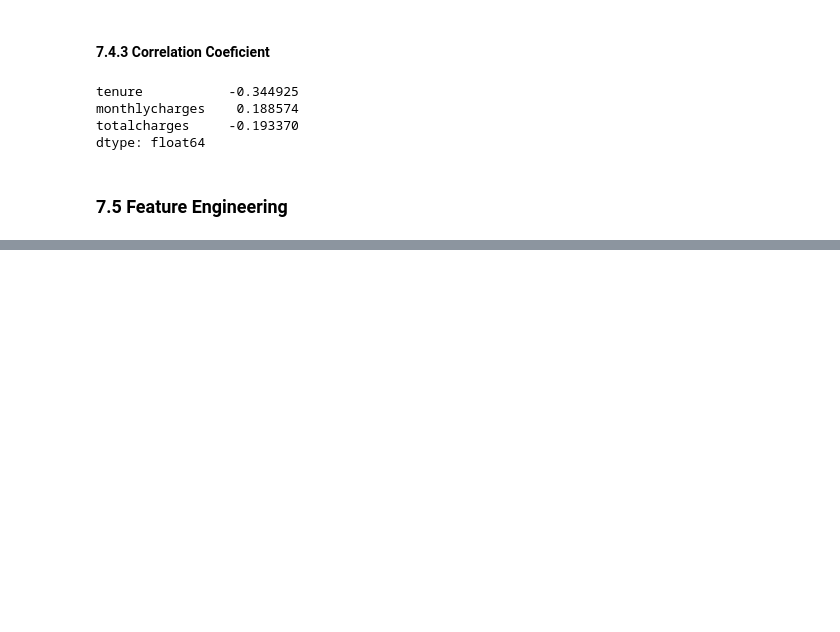
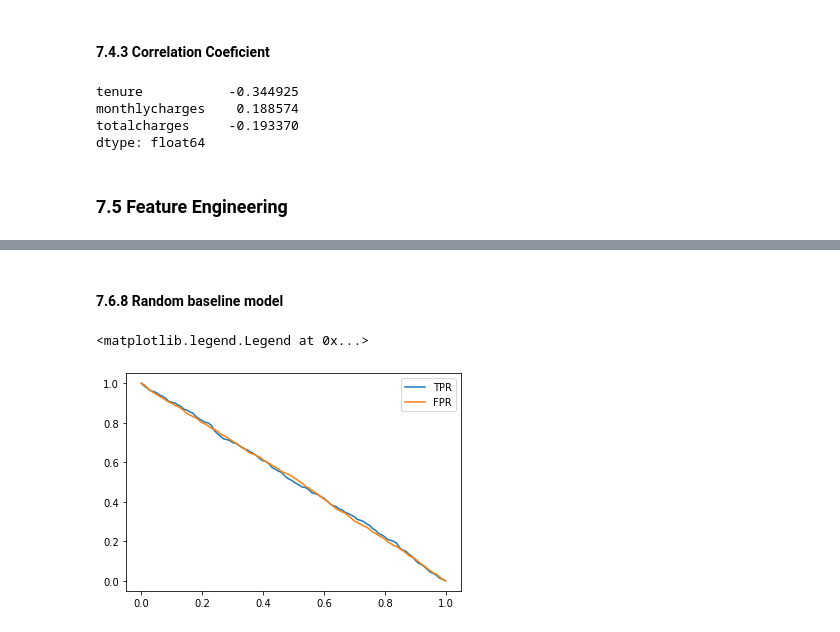
Before and after one commit to provezano/telco-customer-churn, a Jupyter notebook: churn-prediction.ipynb, the cells around one changed output, grey strips where cells are left out. Saved outputs shown, nothing was run; the diff lists cells and outputs as text; code cells hidden in the pictures; blank space fills up the shorter version.

```diff
--- a/churn-prediction.ipynb
+++ b/churn-prediction.ipynb
@@ -342,0 +434,35 @@ array([[0.93484733, 0.06515267]])
+# %%
+def tpr_fpr_df(y_val, y_pred):
+    scores = []
+
+    thresholds = np.linspace(0, 1, 101)
+
+    for t in thresholds:
+        tp = ((y_pred >= t) & (y_val == 1)).sum()
+        fp = ((y_pred >= t) & (y_val == 0)).sum()
+        fn = ((y_pred < t) & (y_val == 1)).sum()
+        tn = ((y_pred < t) & (y_val == 0)).sum()
+
+        scores.append((t, tp, fp, fn, tn))
+
+    df_scores = pd.DataFrame(scores)
+    df_scores.columns = ['threshold', 'tp', 'fp', 'fn', 'tn']
+
+    df_scores['tpr'] = df_scores.tp / (df_scores.tp + df_scores.fn)
+    df_scores['fpr'] = df_scores.fp / (df_scores.fp + df_scores.tn)
+
+    return df_scores
+# %% [markdown]
+#### 7.6.8 Random baseline model
+# %%
+np.random.seed(1)
+y_rand = np.random.uniform(0, 1, size=len(y_val))
+# %%
+df_rand = tpr_fpr_df(y_val, y_rand)
+# %%
+plt.plot(df_rand.threshold, df_rand.tpr, label='TPR')
+plt.plot(df_rand.threshold, df_rand.fpr, label='FPR')
+plt.legend()
+# %% [output]
+<matplotlib.legend.Legend at 0x...>
+[figure, added]
```
Also changed, not shown: parts of 91 cells of this notebook, 8 other files.
